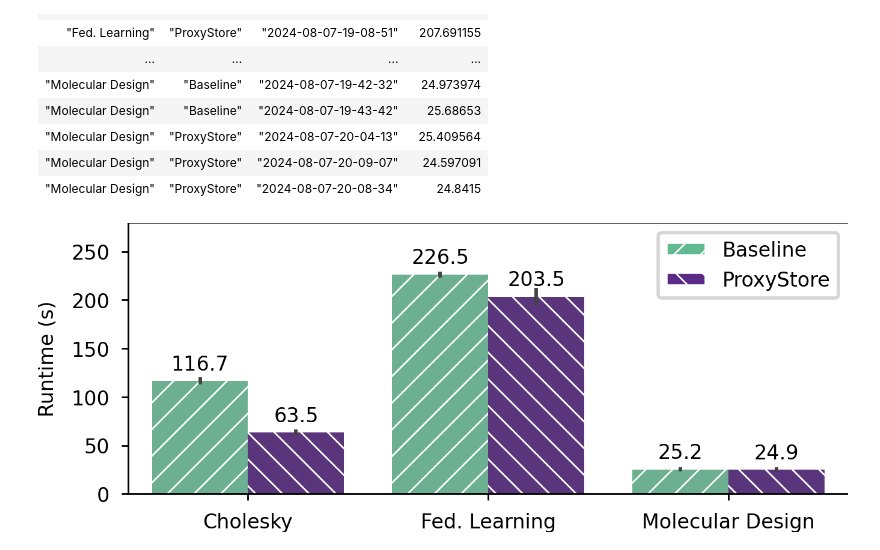
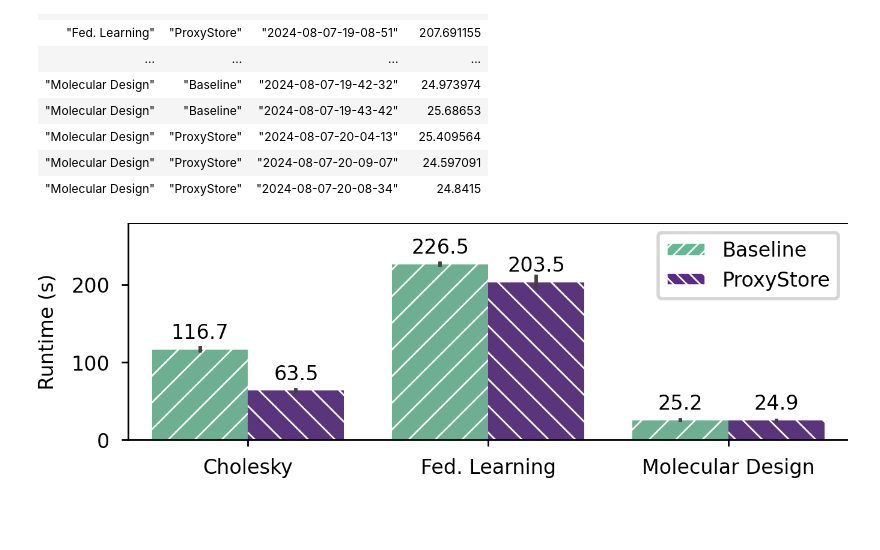
Before and after one commit to proxystore/hppss24-demo, a Jupyter notebook: experiments/analyze-apps.ipynb, the cells around one changed output. Saved outputs shown, nothing was run; the diff lists cells and outputs as text; code cells hidden in the pictures; blank space fills up the shorter version.

Commit message:
Update figure sizes

```diff
--- a/experiments/analyze-apps.ipynb
+++ b/experiments/analyze-apps.ipynb
@@ -90,33 +90,33 @@ palette = {'Baseline': '#61BA92', 'ProxyStore': '#5B2A86'}
 hatches = ['///', '\\\\\\']
 hatchcolor = (1, 1, 1, 1)
 
 fig, ax = plt.subplots()
 handle = seaborn.barplot(
     data,
     x="app",
     y="runtime",
     hue="method",
     errorbar='sd',
     palette=palette,
     ax=ax,
 )
 for container, hatch in zip(ax.containers, hatches):
     for patch in container:
         patch.set_hatch(hatch)
         patch._hatch_color = hatchcolor
     handle.bar_label(container, size=6, padding=2, fmt='{:.1f}')
 handle.set(xlabel=None, ylabel='Runtime (s)', ylim=(0, 280))
 handle.get_legend().set_title(None)
 
 _, labels = ax.get_legend_handles_labels()
 handles = [
-    matplotlib.patches.Patch(facecolor=color, hatch=hatch, edgecolor=hatchcolor)
+    matplotlib.patches.Patch(facecolor=color, hatch=hatch+hatch, edgecolor=hatchcolor)
     for color, hatch in zip(palette.values(), hatches)
 ]
 ax.legend(handles, labels)
 
 fig.tight_layout(w_pad=3)
-fig.set_size_inches(3.35, 1.25)
+fig.set_size_inches(3.35, 1)
 fig.savefig('figures/app-makespan.pdf', pad_inches=0.05)
 # %% [output]
-[figure, old version]
+[figure, new version]
```
Also changed, not shown: 5 other files.
